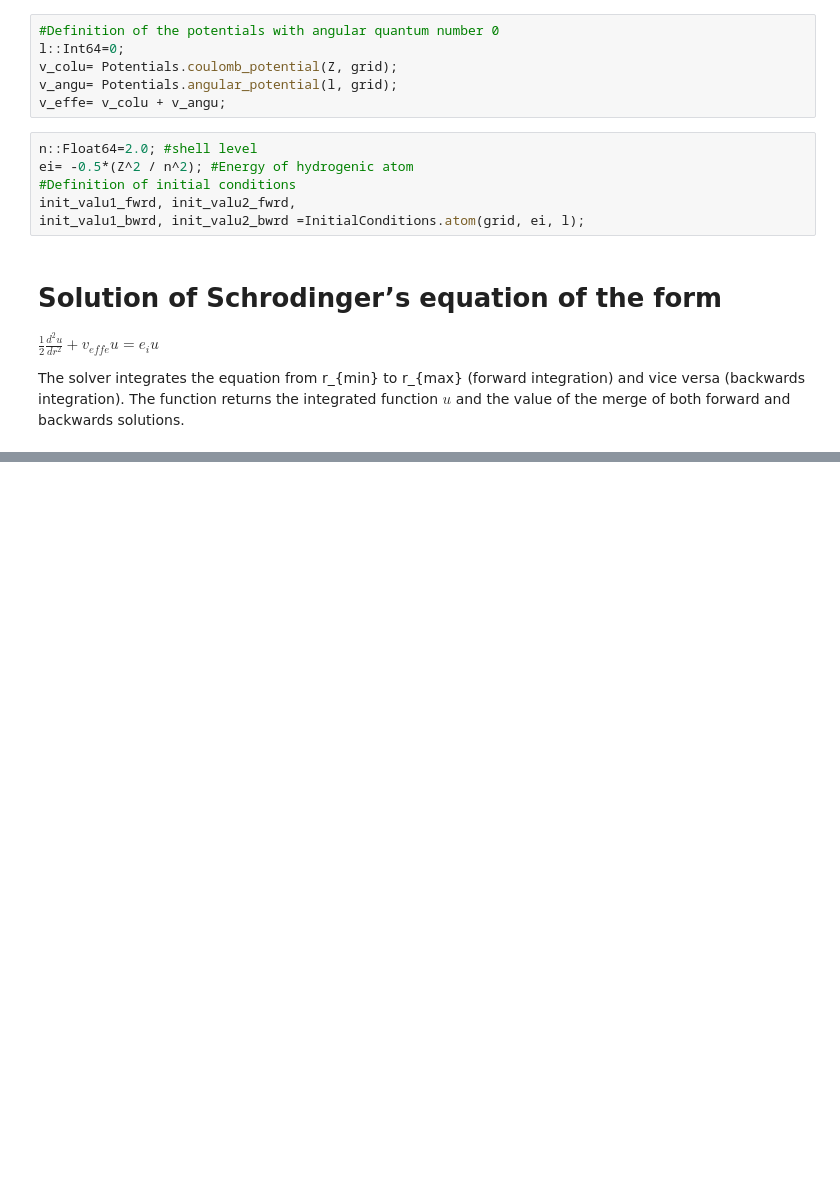
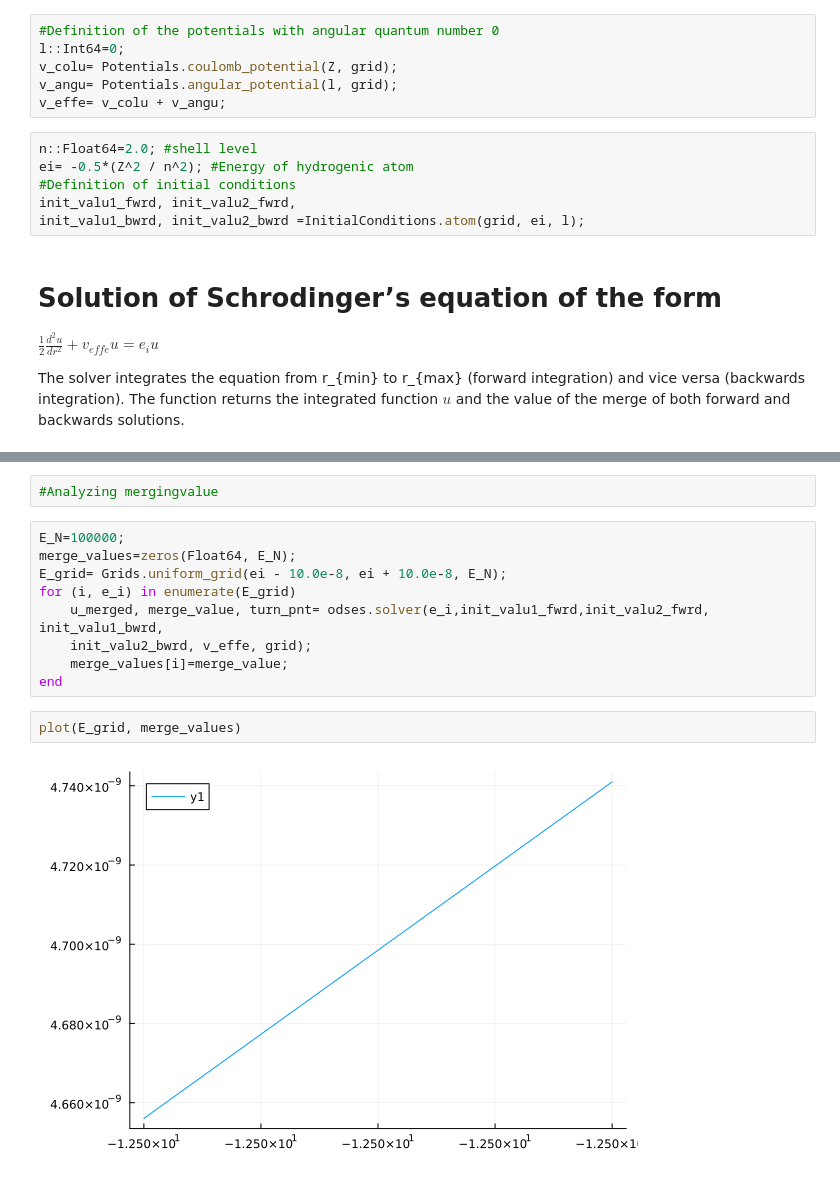
Before and after one commit to zeledon14/SchrodingerEquationSolver.jl, a Jupyter notebook: examples/Hydrogenic_single_solution_schrodinger_equation.ipynb, the cells around one changed output, grey strips where cells are left out. Cells and saved outputs as stored; diff of their text form; blank space fills up the shorter version.

```diff
--- a/examples/Hydrogenic_single_solution_schrodinger_equation.ipynb
+++ b/examples/Hydrogenic_single_solution_schrodinger_equation.ipynb
@@ -49,0 +50,15 @@ plot(grid, u_merged)
+# %%
+#Analyzing mergingvalue
+# %%
+E_N=100000;
+merge_values=zeros(Float64, E_N);
+E_grid= Grids.uniform_grid(ei - 10.0e-8, ei + 10.0e-8, E_N);
+for (i, e_i) in enumerate(E_grid)
+    u_merged, merge_value, turn_pnt= odses.solver(e_i,init_valu1_fwrd,init_valu2_fwrd, init_valu1_bwrd,
+    init_valu2_bwrd, v_effe, grid);
+    merge_values[i]=merge_value;
+end
+# %%
+plot(E_grid, merge_values)
+# %% [output]
+[figure, added]
```
Also changed, not shown: parts of 2 cells of this notebook, 8 other files.
